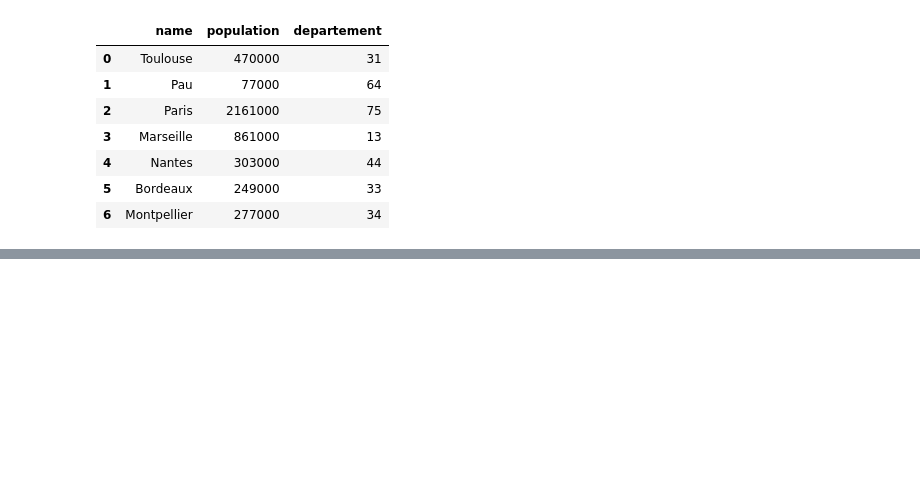
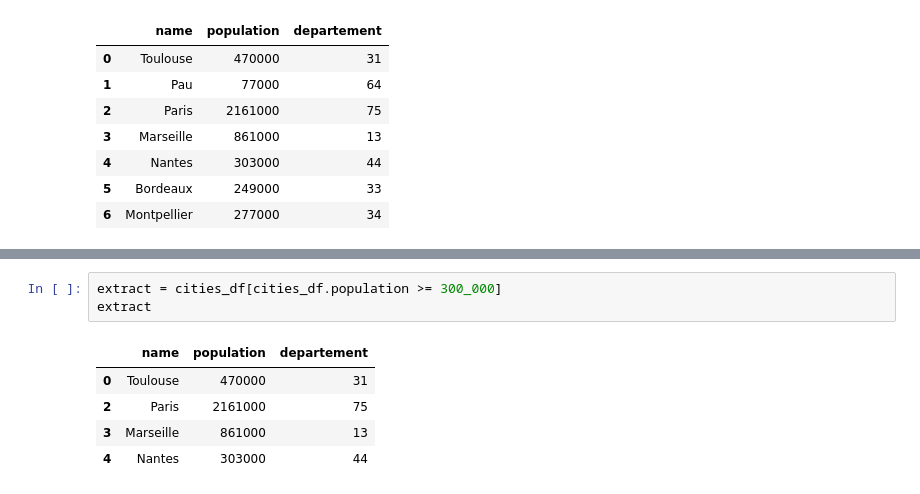
Before and after one commit to matthcol/python202402, a Jupyter notebook: Basics/basics.ipynb, the cells around one changed output, grey strips where cells are left out. Cells and saved outputs as stored; diff of their text form; blank space fills up the shorter version.

```diff
--- a/Basics/basics.ipynb
+++ b/Basics/basics.ipynb
@@ -664,0 +687,9 @@ cities_df
+# %%
+extract = cities_df[cities_df.population >= 300_000]
+extract
+# %% [output]
+|  | name | population | departement |
+| 0 | Toulouse | 470000 | 31 |
+| 2 | Paris | 2161000 | 75 |
+| 3 | Marseille | 861000 | 13 |
+| 4 | Nantes | 303000 | 44 |
```
Also changed, not shown: parts of 3 cells of this notebook, 1 other file.
